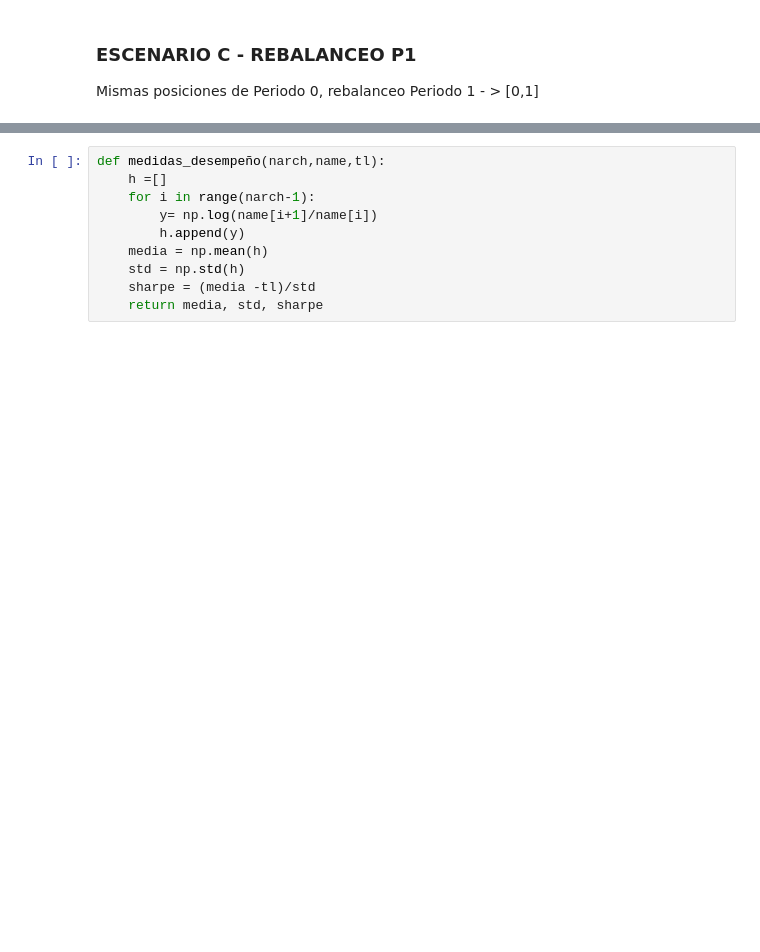
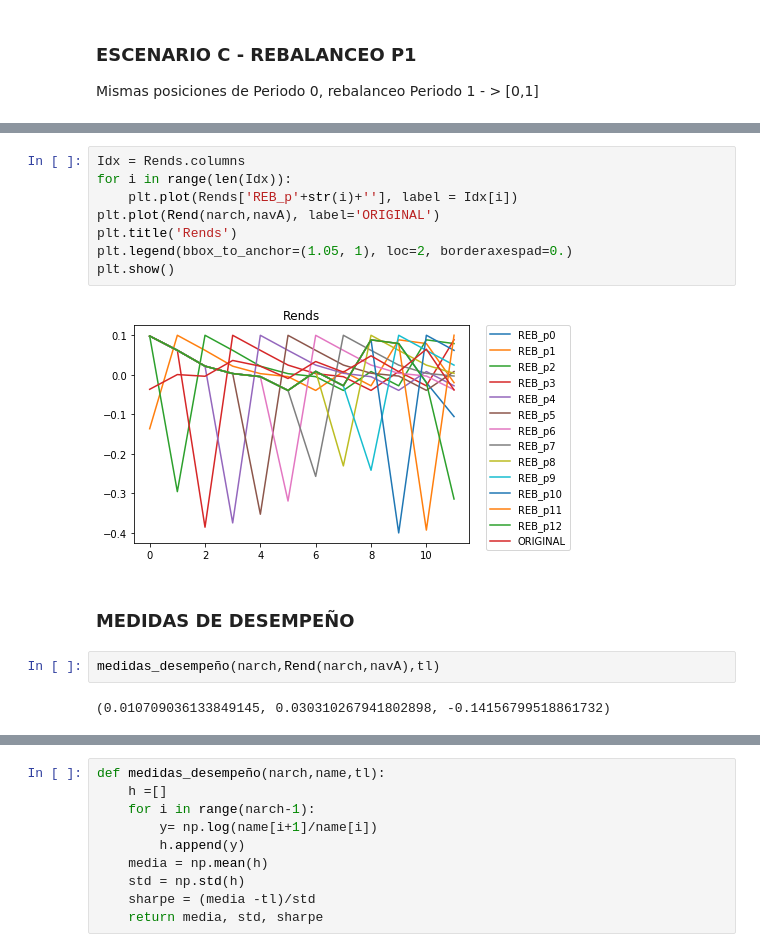
Before and after one commit to Marisolcantarero95/TRADING, a Jupyter notebook: Lab1_EqA/A_myst_Laboratorio1.ipynb, the cells around one changed output, grey strips where cells are left out. Drawn from its saved outputs; the diff is of its cells as text; blank space fills up the shorter version.

```diff
--- a/Lab1_EqA/A_myst_Laboratorio1.ipynb
+++ b/Lab1_EqA/A_myst_Laboratorio1.ipynb
@@ -400,0 +498,16 @@ plt.show()
+# %%
+Idx = Rends.columns
+for i in range(len(Idx)):
+    plt.plot(Rends['REB_p'+str(i)+''], label = Idx[i])
+plt.plot(Rend(narch,navA), label='ORIGINAL')
+plt.title('Rends')
+plt.legend(bbox_to_anchor=(1.05, 1), loc=2, borderaxespad=0.)
+plt.show()
+# %% [output]
+[figure, added]
+# %% [markdown]
+### MEDIDAS DE DESEMPEÑO
+# %%
+medidas_desempeño(narch,Rend(narch,navA),tl)
+# %% [output]
+(0.010709036133849145, 0.030310267941802898, -0.14156799518861732)
```
Also changed, not shown: parts of 52 cells of this notebook.
